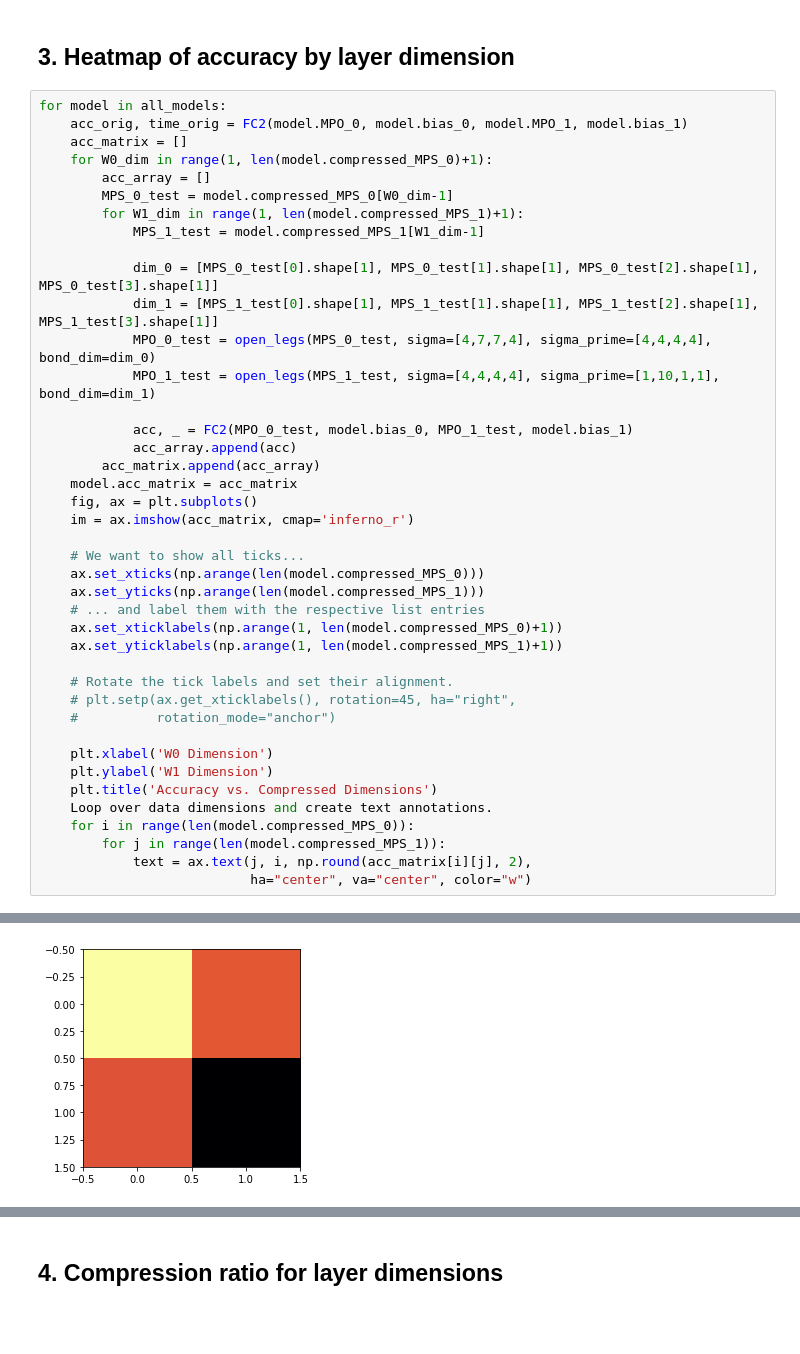
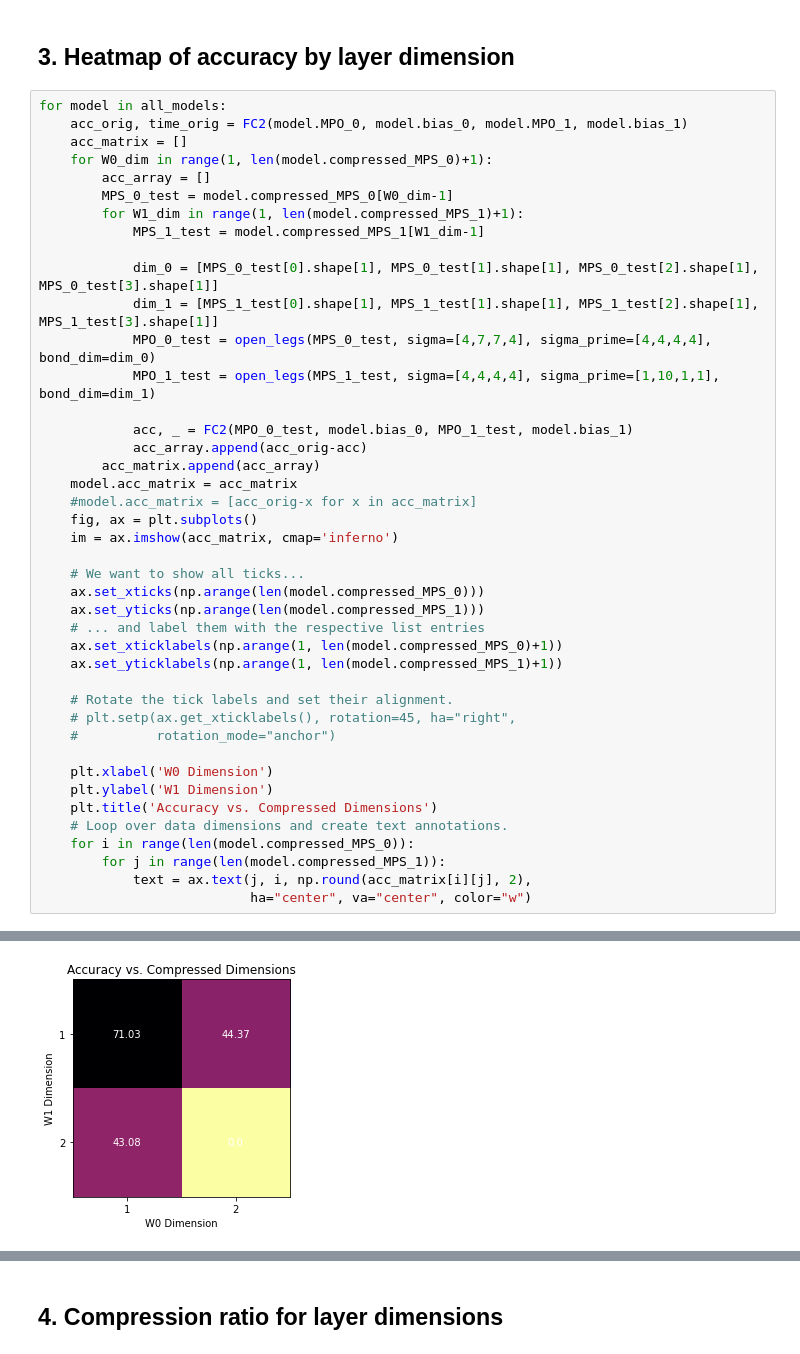
Before and after one commit to aaronleesander/DMRG-inspired-Algorithms-for-Neural-Network-Compression, a Jupyter notebook: DMRG/FC2_Multi_Model.ipynb, the cells around one changed output, grey strips where cells are left out. Saved outputs shown, nothing was run; the diff lists cells and outputs as text; blank space fills up the shorter version.

Commit message:
clean up weights matrix

```diff
--- a/DMRG/FC2_Multi_Model.ipynb
+++ b/DMRG/FC2_Multi_Model.ipynb
@@ -230,11 +230,12 @@ for model in all_models:
             MPO_1_test = open_legs(MPS_1_test, sigma=[4,4,4,4], sigma_prime=[1,10,1,1], bond_dim=dim_1)
 
             acc, _ = FC2(MPO_0_test, model.bias_0, MPO_1_test, model.bias_1)
-            acc_array.append(acc)
+            acc_array.append(acc_orig-acc)
         acc_matrix.append(acc_array)
     model.acc_matrix = acc_matrix
+    #model.acc_matrix = [acc_orig-x for x in acc_matrix]
     fig, ax = plt.subplots()
-    im = ax.imshow(acc_matrix, cmap='inferno_r')
+    im = ax.imshow(acc_matrix, cmap='inferno')
 
     # We want to show all ticks...
     ax.set_xticks(np.arange(len(model.compressed_MPS_0)))
@@ -245,32 +246,32 @@ for model in all_models:
 
     # Rotate the tick labels and set their alignment.
     # plt.setp(ax.get_xticklabels(), rotation=45, ha="right",
     #          rotation_mode="anchor")
 
     plt.xlabel('W0 Dimension')
     plt.ylabel('W1 Dimension')
     plt.title('Accuracy vs. Compressed Dimensions')
-    Loop over data dimensions and create text annotations.
+    # Loop over data dimensions and create text annotations.
     for i in range(len(model.compressed_MPS_0)):
         for j in range(len(model.compressed_MPS_1)):
             text = ax.text(j, i, np.round(acc_matrix[i][j], 2),
                            ha="center", va="center", color="w")
 # %% [output]
 mages-idx3-ubyte.gz
 Extracting ./data/t10k-labels-idx1-ubyte.gz
 Extracting ./data/train-images-idx3-ubyte.gz
 Extracting ./data/train-labels-idx1-ubyte.gz
 Extracting ./data/t10k-images-idx3-ubyte.gz
 Extracting ./data/t10k-labels-idx1-ubyte.gz
 Extracting ./data/train-images-idx3-ubyte.gz
 Extracting ./data/train-labels-idx1-ubyte.gz
 Extracting ./data/t10k-images-idx3-ubyte.gz
 Extracting ./data/t10k-labels-idx1-ubyte.gz
 Extracting ./data/train-images-idx3-ubyte.gz
 Extracting ./data/train-labels-idx1-ubyte.gz
 ... (434 lines left out)
 Extracting ./data/train-images-idx3-ubyte.gz
 Extracting ./data/train-labels-idx1-ubyte.gz
 Extracting ./data/t10k-images-idx3-ubyte.gz
 Extracting ./data/t10k-labels-idx1-ubyte.gz
-[figure, old version]
+[figure, new version]
```
Also changed, not shown: parts of 1 cell of this notebook.
